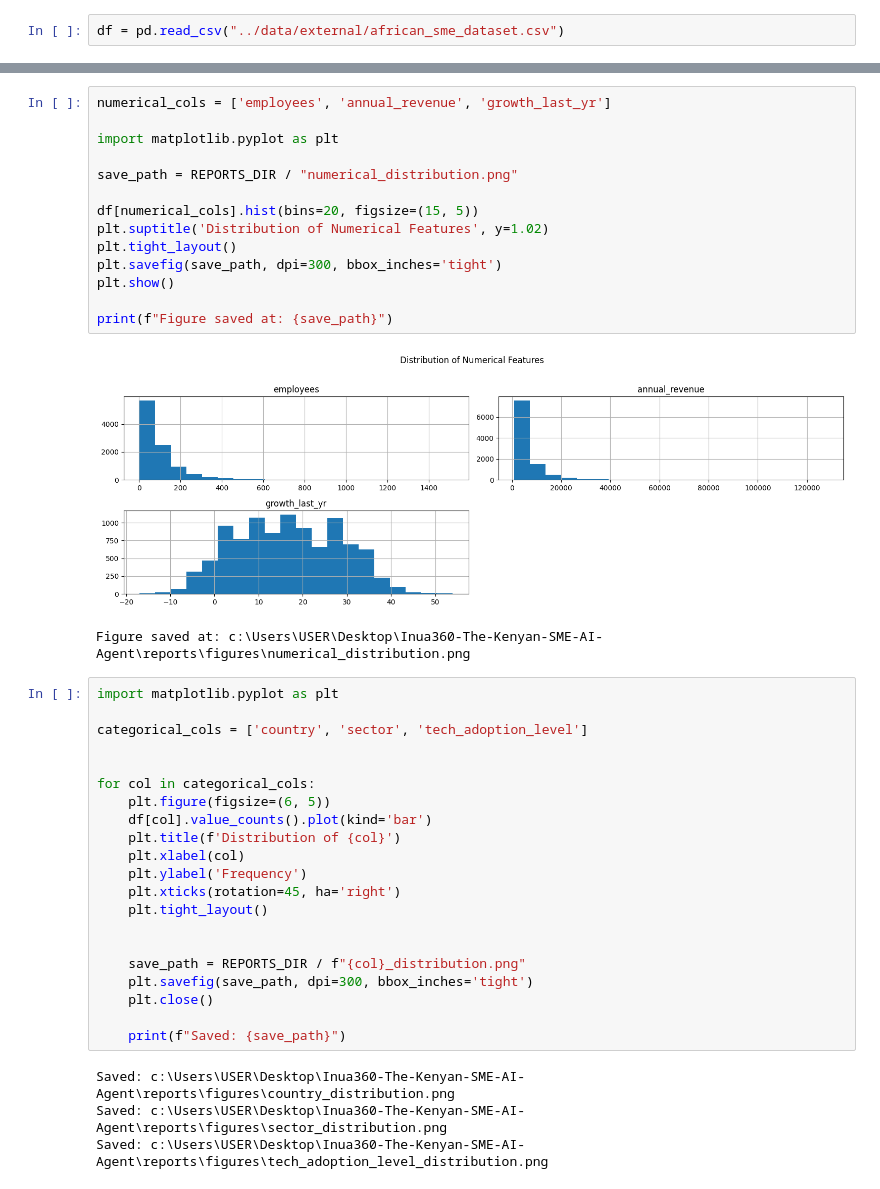
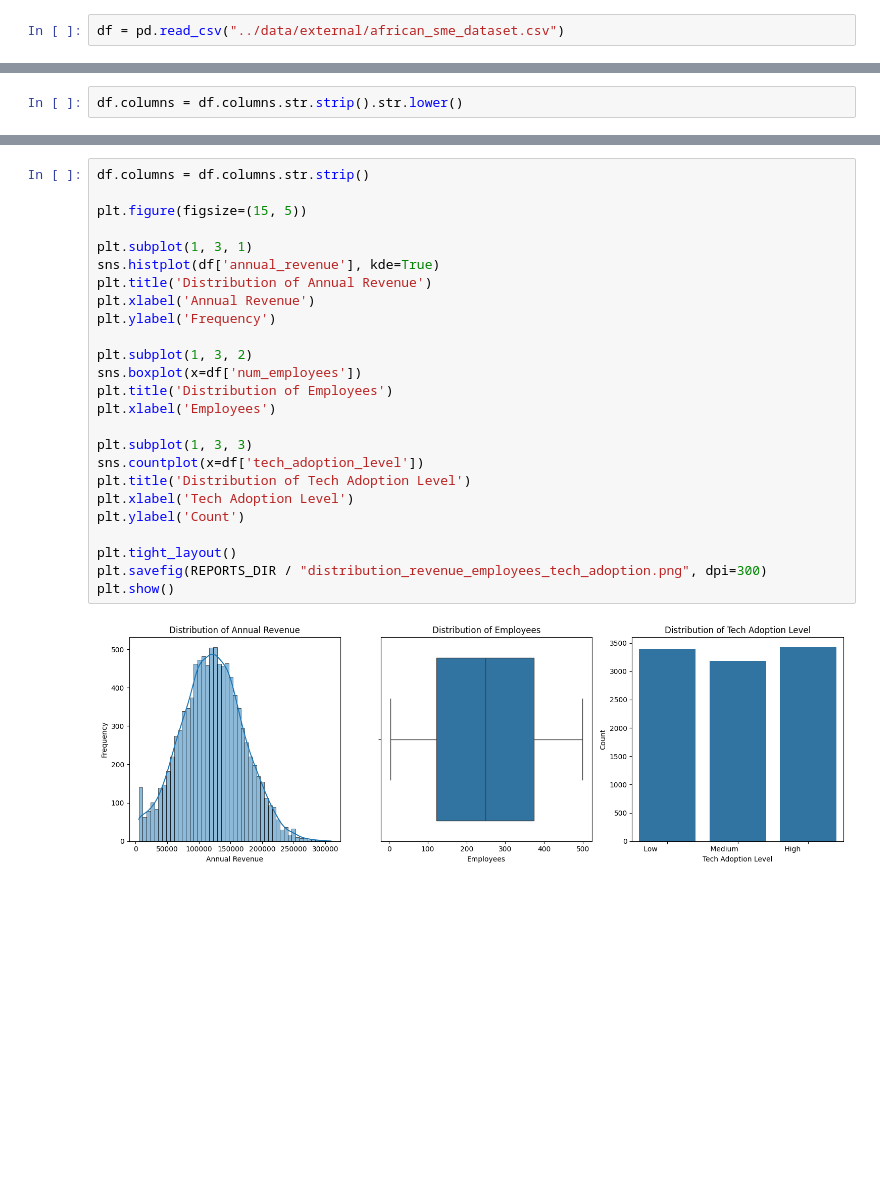
Before and after one commit to MissMukuru/Inua360-The-Kenyan-SME-AI-Agent, a Jupyter notebook: notebooks/EDA.ipynb, the cells around one changed output, grey strips where cells are left out. Cells and saved outputs as stored; diff of their text form; blank space fills up the shorter version.

```diff
--- a/notebooks/EDA.ipynb
+++ b/notebooks/EDA.ipynb
@@ -94,3 +98,5 @@ df.describe()
+# %%
+df.columns = df.columns.str.strip().str.lower()
 # %%
 df['country'].value_counts()
 # %% [output]
@@ -113,43 +125,28 @@ South Africa    6084.632785
 Name: annual_revenue, dtype: float64
-# %%
-numerical_cols = ['employees', 'annual_revenue', 'growth_last_yr']
-
-import matplotlib.pyplot as plt
-
-save_path = REPORTS_DIR / "numerical_distribution.png"
-
-df[numerical_cols].hist(bins=20, figsize=(15, 5))
-plt.suptitle('Distribution of Numerical Features', y=1.02)
-plt.tight_layout()
-plt.savefig(save_path, dpi=300, bbox_inches='tight')
-plt.show()
-
-print(f"Figure saved at: {save_path}")
-# %% [output]
-[figure, removed]
-Figure saved at: c:\Users\USER\Desktop\Inua360-The-Kenyan-SME-AI-Agent\reports\figures\numerical_distribution.png
-# %%
-import matplotlib.pyplot as plt
-
-categorical_cols = ['country', 'sector', 'tech_adoption_level']
-
-
-for col in categorical_cols:
-    plt.figure(figsize=(6, 5))
-    df[col].value_counts().plot(kind='bar')
-    plt.title(f'Distribution of {col}')
-    plt.xlabel(col)
-    plt.ylabel('Frequency')
-    plt.xticks(rotation=45, ha='right')
-    plt.tight_layout()
-
-
-    save_path = REPORTS_DIR / f"{col}_distribution.png"
-    plt.savefig(save_path, dpi=300, bbox_inches='tight')
-    plt.close()
-
-    print(f"Saved: {save_path}")
-# %% [output]
-Saved: c:\Users\USER\Desktop\Inua360-The-Kenyan-SME-AI-Agent\reports\figures\country_distribution.png
-Saved: c:\Users\USER\Desktop\Inua360-The-Kenyan-SME-AI-Agent\reports\figures\sector_distribution.png
-Saved: c:\Users\USER\Desktop\Inua360-The-Kenyan-SME-AI-Agent\reports\figures\tech_adoption_level_distribution.png
+# %%
+df.columns = df.columns.str.strip()
+
+plt.figure(figsize=(15, 5))
+
+plt.subplot(1, 3, 1)
+sns.histplot(df['annual_revenue'], kde=True)
+plt.title('Distribution of Annual Revenue')
+plt.xlabel('Annual Revenue')
+plt.ylabel('Frequency')
+
+plt.subplot(1, 3, 2)
+sns.boxplot(x=df['num_employees'])
+plt.title('Distribution of Employees')
+plt.xlabel('Employees')
+
+plt.subplot(1, 3, 3)
+sns.countplot(x=df['tech_adoption_level'])
+plt.title('Distribution of Tech Adoption Level')
+plt.xlabel('Tech Adoption Level')
+plt.ylabel('Count')
+
+plt.tight_layout()
+plt.savefig(REPORTS_DIR / "distribution_revenue_employees_tech_adoption.png", dpi=300)
+plt.show()
+# %% [output]
+[figure, added]
```
Also changed, not shown: parts of 33 cells of this notebook, 24 other files.
